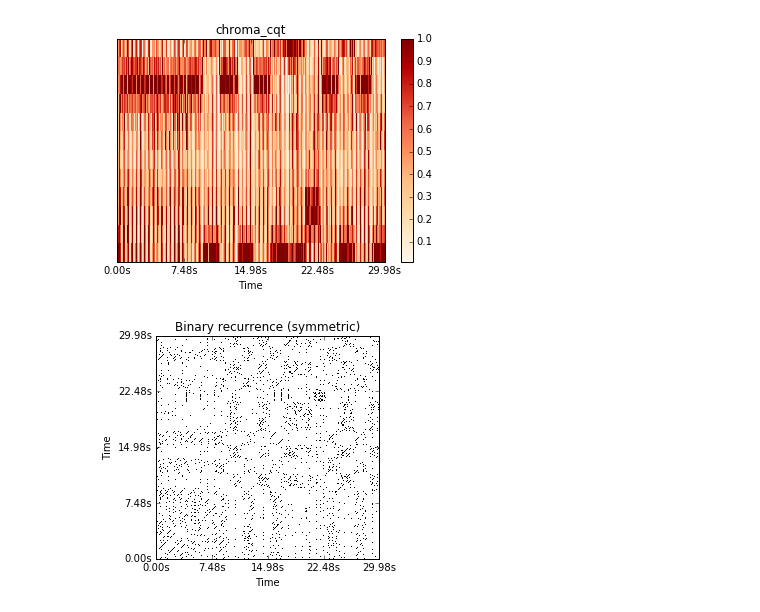
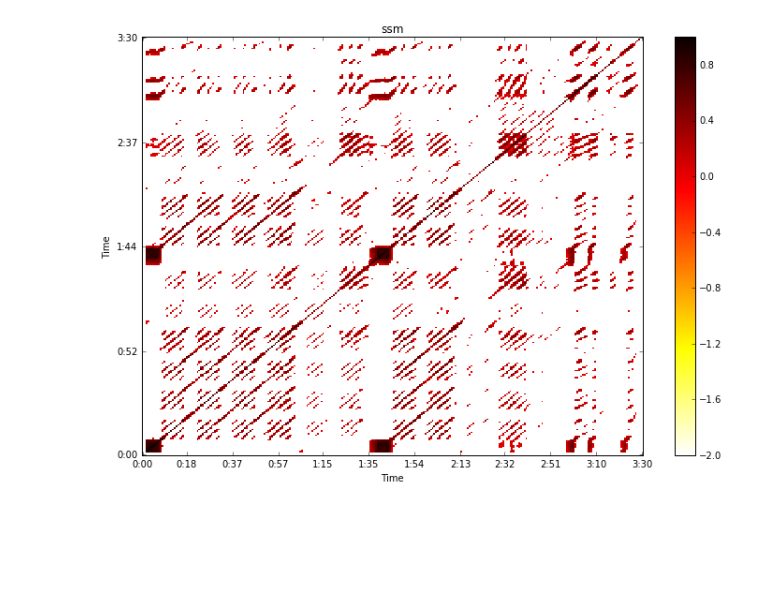
Before and after one commit to fabiogoro/ssm, a Jupyter notebook: ssm.ipynb, the cells around one changed output. Cells and saved outputs as stored; diff of their text form; code cells hidden in the pictures; blank space fills up the shorter version.

```diff
--- a/ssm.ipynb
+++ b/ssm.ipynb
@@ -67,24 +0,0 @@ display_image(np.rot90(((1-out)*255)), width=256,height=256)
-# %%
-%matplotlib inline
-
-import numpy as np
-import matplotlib.pyplot as plt
-import librosa
-
-y, sr = librosa.load('hardest.mp3', duration=30)
-chroma_cq = librosa.feature.mfcc(y=y, sr=sr)#, hop_length=512*16)
-librosa.display.specshow(chroma_cq, sr=sr, x_axis='time')
-plt.title('chroma_cqt')
-plt.colorbar()
-plt.show()
-
-R = librosa.segment.recurrence_matrix(chroma_cq, metric='cosine')
-
-plt.figure(figsize=(8, 4))
-librosa.display.specshow(R, x_axis='time', y_axis='time',
-                          aspect='equal')
-plt.title('Binary recurrence (symmetric)')
-plt.show()
-# %% [output]
-[figure, removed]
-[figure, removed]
@@ -90,0 +85,20 @@ plt.show()
+# %%
+# Convolution raw ssm enhancing diagonal path
+kernel_size = 8
+kernel = np.identity(6)
+blur_out = convolve(out, kernel/kernel_size)
+
+# Normalizing value between 0 and 1 and applying threshold so some values get penalties
+negative = (blur_out<0.69)*2
+positive = blur_out*(blur_out>0.69)-(blur_out>0.69)*0.69
+positive = positive/positive.max()
+blur_out = positive-negative
+
+plt.figure(figsize=(12, 8))
+librosa.display.specshow(blur_out, x_axis='time', y_axis='time', sr=sr/downsampling_rate, n_xticks=12)
+plt.title('ssm')
+plt.colorbar()
+plt.set_cmap('hot_r')
+plt.show()
+# %% [output]
+[figure, added]
```
Also changed, not shown: parts of 2 cells of this notebook.
